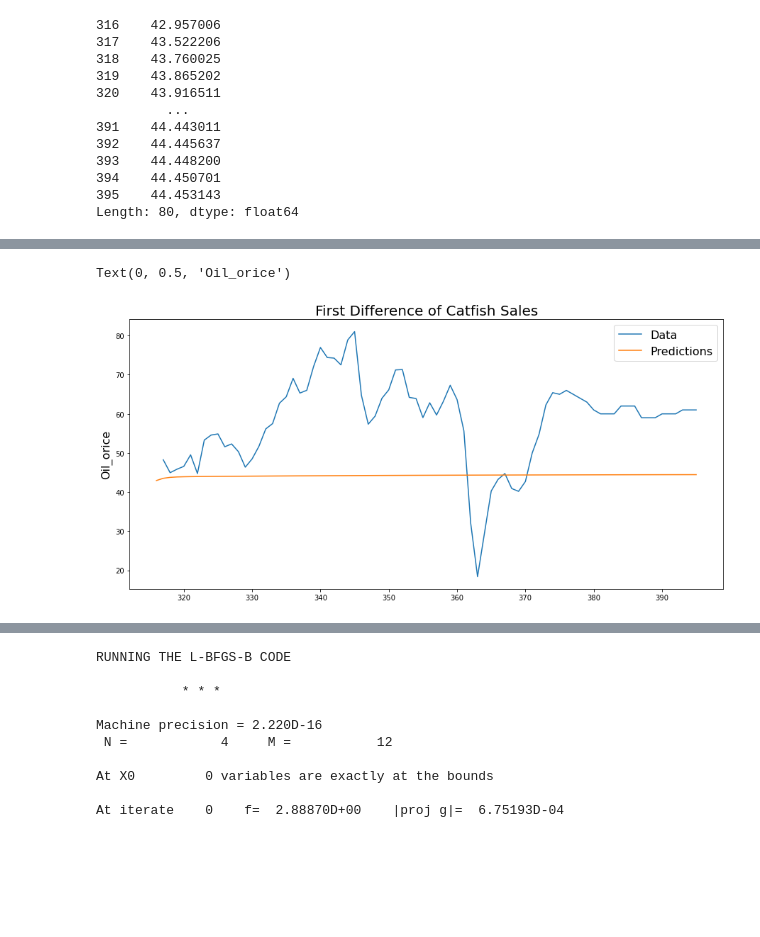
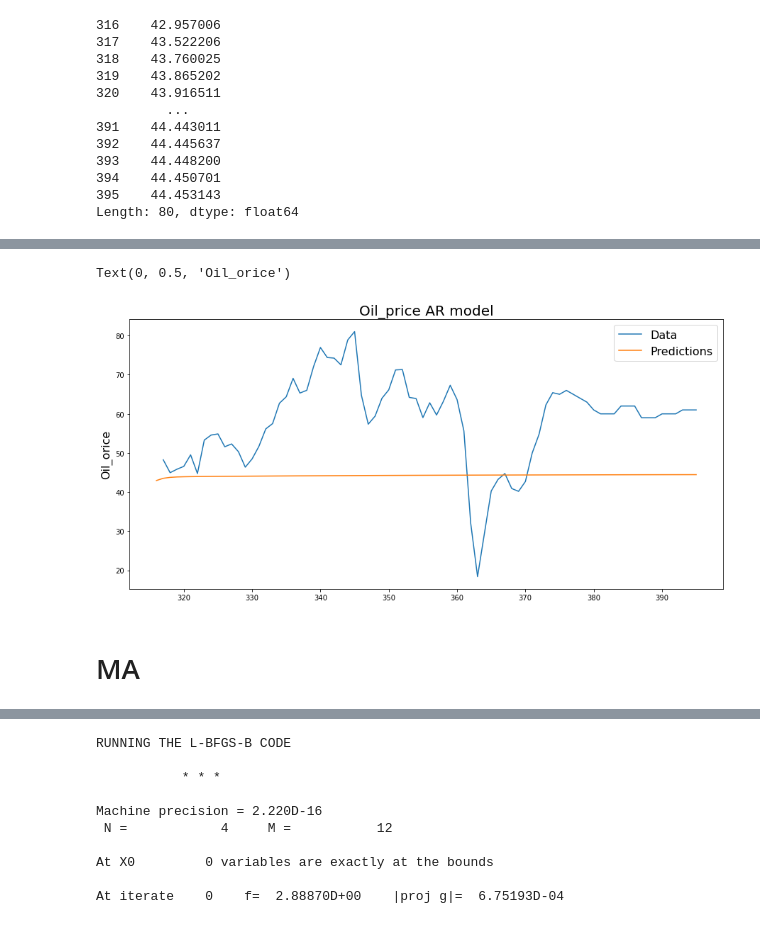
Before and after one commit to garfield-gray/time_series, a Jupyter notebook: main.ipynb, the cells around one changed output, grey strips where cells are left out. Drawn from its saved outputs; the diff is of its cells as text; code cells hidden in the pictures; blank space fills up the shorter version.

```diff
--- a/main.ipynb
+++ b/main.ipynb
@@ -236,13 +279,15 @@ Length: 80, dtype: float64
 # %%
 plt.figure(figsize=(15,7))
 
 plt.plot(b['test'].dropna())
 plt.plot(model_AR_b_fit.predict(start=b['test'].dropna().index[0]-1, end=b['test'].dropna().index[-1]))
 
 plt.legend(('Data', 'Predictions'), fontsize=16)
 
-plt.title('First Difference of Catfish Sales', fontsize=20)
+plt.title('Oil_price AR model', fontsize=20)
 plt.ylabel('Oil_orice', fontsize=16)
 # %% [output]
 Text(0, 0.5, 'Oil_orice')
-[figure, old version]
+[figure, new version]
+# %% [markdown]
+# MA
```
Also changed, not shown: parts of 25 cells of this notebook.
